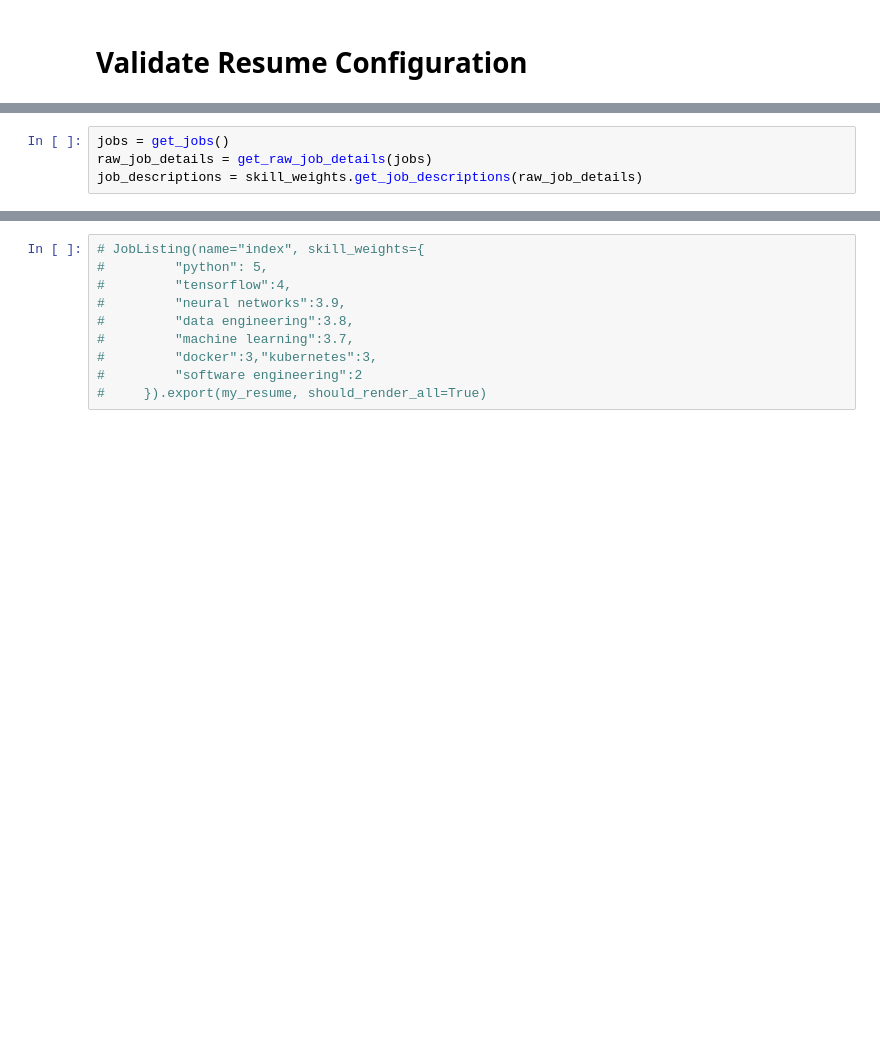
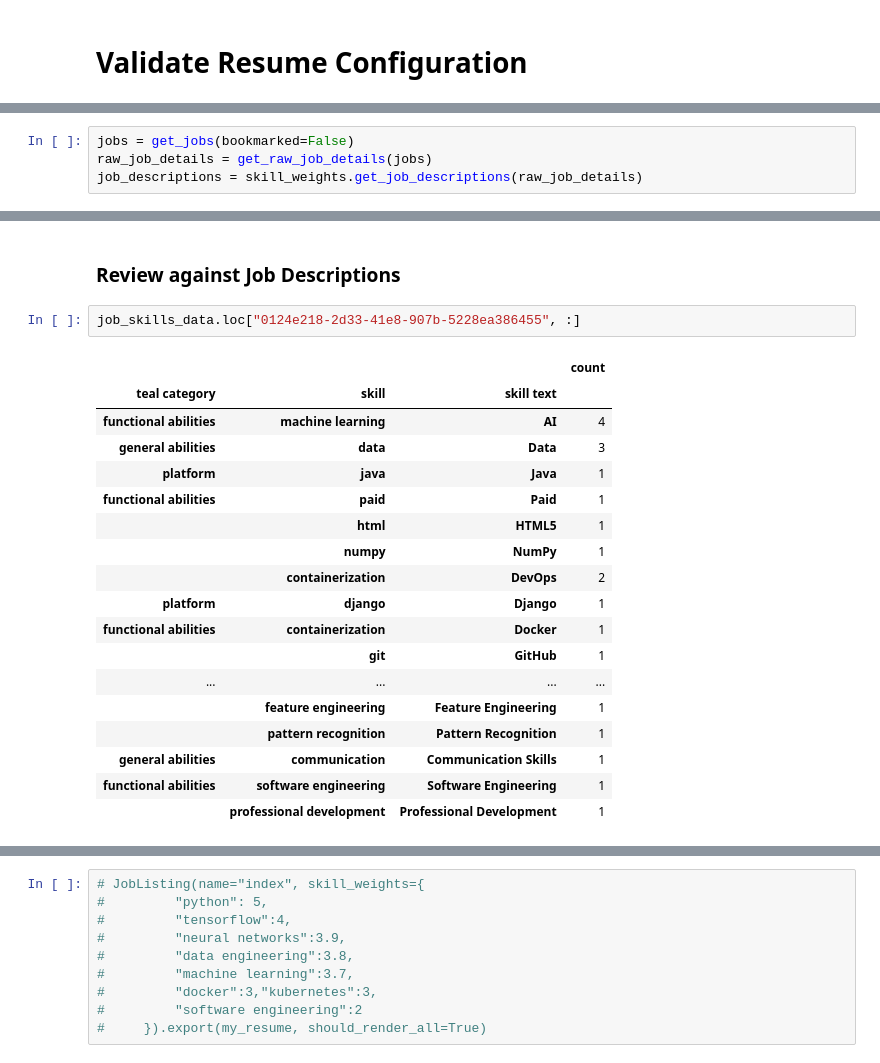
Before and after one commit to FractalMachinist/FractalMachinist.github.io, a Jupyter notebook: Resume.ipynb, the cells around one changed output, grey strips where cells are left out. Saved outputs shown, nothing was run; the diff lists cells and outputs as text; blank space fills up the shorter version.

```diff
--- a/Resume.ipynb
+++ b/Resume.ipynb
@@ -211,5 +221,5 @@ synonyms._refresh()
 # %%
-jobs = get_jobs()
+jobs = get_jobs(bookmarked=False)
 raw_job_details = get_raw_job_details(jobs)
 job_descriptions = skill_weights.get_job_descriptions(raw_job_details)
 # %%
@@ -237 +330,24 @@ job_skill_weights
+# %% [markdown]
+### Review against Job Descriptions
+# %%
+job_skills_data.loc["0124e218-2d33-41e8-907b-5228ea386455", :]
+# %% [output]
+|  |  |  | count |
+| teal category | skill | skill text |  |
+| functional abilities | machine learning | AI | 4 |
+| general abilities | data | Data | 3 |
+| platform | java | Java | 1 |
+| functional abilities | paid | Paid | 1 |
+|  | html | HTML5 | 1 |
+|  | numpy | NumPy | 1 |
+|  | containerization | DevOps | 2 |
+| platform | django | Django | 1 |
+| functional abilities | containerization | Docker | 1 |
+|  | git | GitHub | 1 |
+| ... | ... | ... | ... |
+|  | feature engineering | Feature Engineering | 1 |
+|  | pattern recognition | Pattern Recognition | 1 |
+| general abilities | communication | Communication Skills | 1 |
+| functional abilities | software engineering | Software Engineering | 1 |
+|  | professional development | Professional Development | 1 |
 # %%
```
Also changed, not shown: parts of 21 cells of this notebook, 15 other files.
